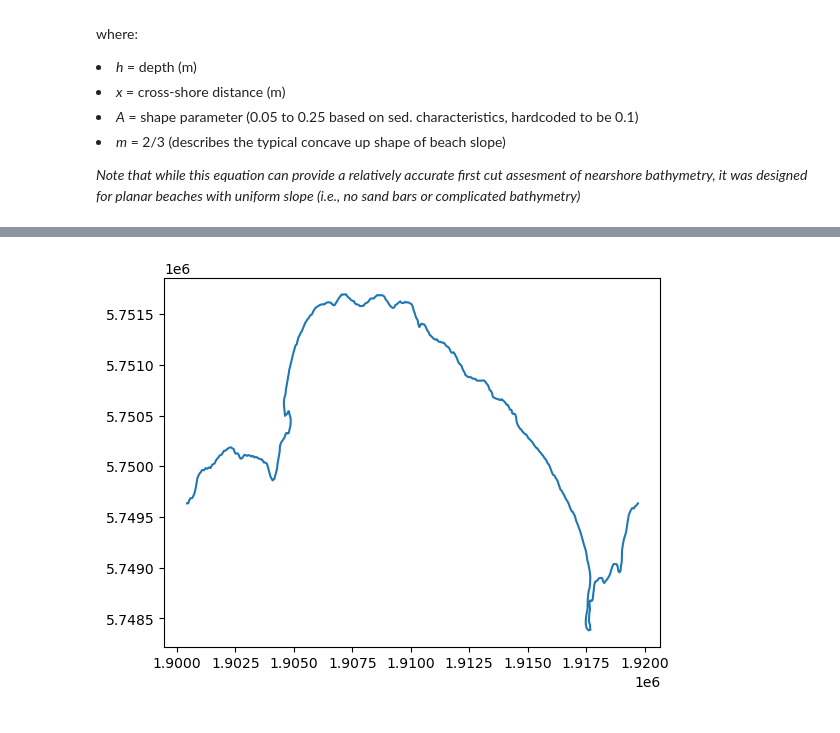
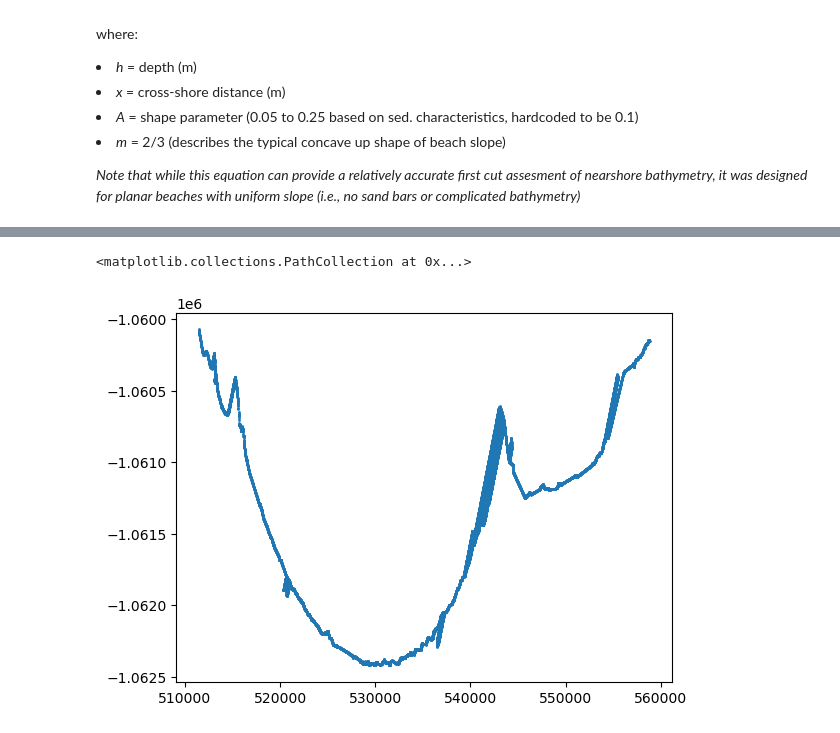
Before and after one commit to csdms-espin/coastal2025, a Jupyter notebook: coastal_2025_rtm.ipynb, the cells around one changed output, grey strips where cells are left out. Cells and saved outputs as stored; diff of their text form; code cells hidden in the pictures.

```diff
--- a/coastal_2025_rtm.ipynb
+++ b/coastal_2025_rtm.ipynb
@@ -89,11 +73,52 @@ def rotate_shoreline(x,y,angle='auto'):
+# %%
+# Get the sorted indices of x
+sorted_indices = np.argsort(x)
+
+# Sort x and reorder y accordingly
+x_sorted = x[sorted_indices]
+y_sorted = y[sorted_indices]
+# %%
+def fill_gaps(x, y, max_gap):
+    x = np.array(x)
+    y = np.array(y)
+
+    x_filled = []
+    y_filled = []
+
+    for i in range(len(x) - 1):
+        # Always include the current point
+        x_filled.append(x[i])
+        y_filled.append(y[i])
+
+        # Compute the gap
+        gap = x[i+1] - x[i]
+
+        if gap > max_gap:
+            # Number of new points to insert
+            num_new = int(np.floor(gap / max_gap))
+
+            # Generate new x values
+            new_x = np.linspace(x[i], x[i+1], num=num_new+2)[1:-1]
+            new_y = np.linspace(y[i], y[i+1], num=num_new+2)[1:-1]
+
+            x_filled.extend(new_x)
+            y_filled.extend(new_y)
+
+    # Don't forget the last point
+    x_filled.append(x[-1])
+    y_filled.append(y[-1])
+
+    return np.array(x_filled), np.array(y_filled)
 # %%
+xnew,ynew = rotate_shoreline(x_sorted,y_sorted, -71)
 
-xnew,ynew = rotate_shoreline(x,y)
+xnew, ynew = fill_gaps(xnew, ynew, 10)
 
 # check the orentation by uncommenting the line below
-plt.plot(xnew,ynew);
+plt.scatter(xnew,ynew, s=1)
 
 # if it isnt right, input an angle into the function above and rotate manually
 # if it looks good, run the cell below
 # %% [output]
+<matplotlib.collections.PathCollection at 0x...>
-[figure, old version]
+[figure, new version]
```
Also changed, not shown: parts of 43 cells of this notebook, 8 other files.
